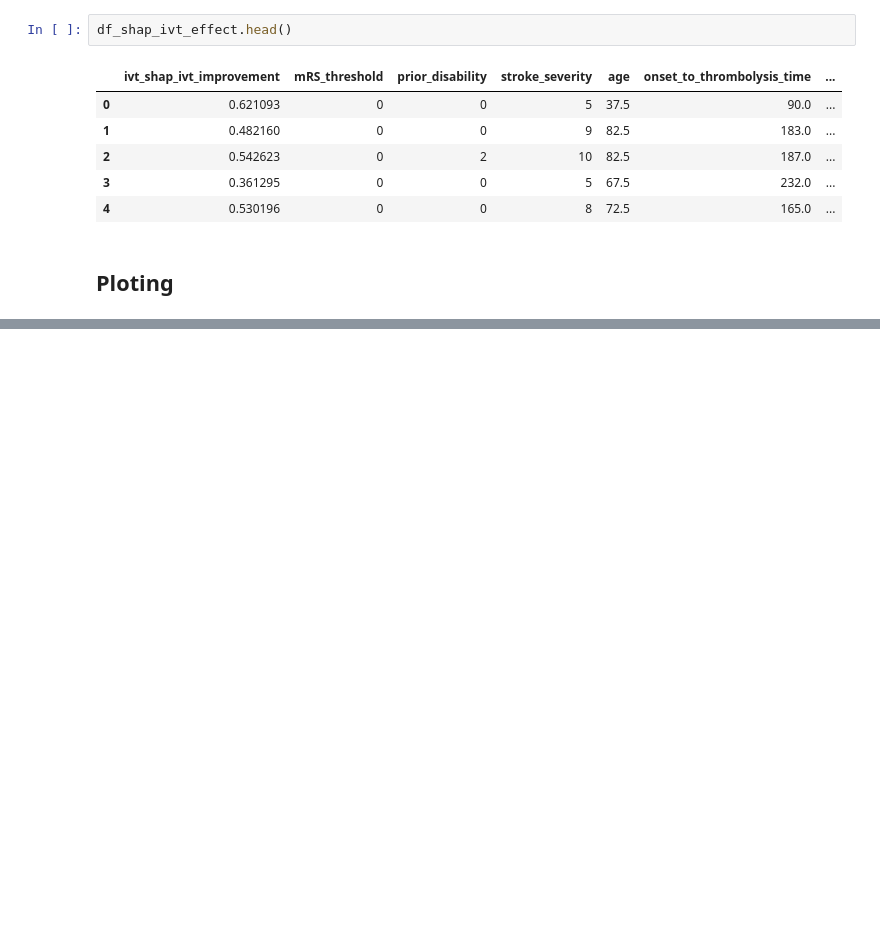
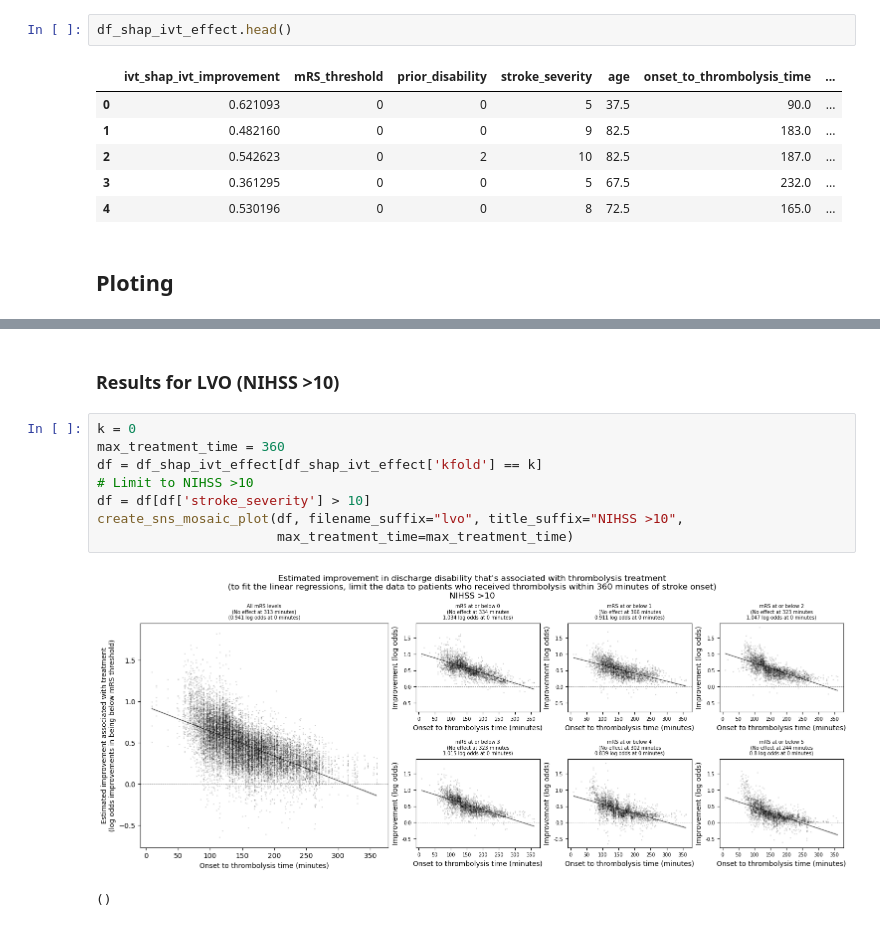
Before and after one commit to samuel-book/thrombolysis_clinical_trials_ml_paper, a Jupyter notebook: 05_thrombolysis_decay.ipynb, the cells around one changed output, grey strips where cells are left out. Drawn from its saved outputs; the diff is of its cells as text; blank space fills up the shorter version.

```diff
--- a/05_thrombolysis_decay.ipynb
+++ b/05_thrombolysis_decay.ipynb
@@ -576,0 +692,13 @@ df
+# %% [markdown]
+### Results for LVO (NIHSS >10)
+# %%
+k = 0
+max_treatment_time = 360
+df = df_shap_ivt_effect[df_shap_ivt_effect['kfold'] == k]
+# Limit to NIHSS >10
+df = df[df['stroke_severity'] > 10]
+create_sns_mosaic_plot(df, filename_suffix="lvo", title_suffix="NIHSS >10",
+                       max_treatment_time=max_treatment_time)
+# %% [output]
+[figure, added]
+()
```
Also changed, not shown: parts of 15 cells of this notebook.
